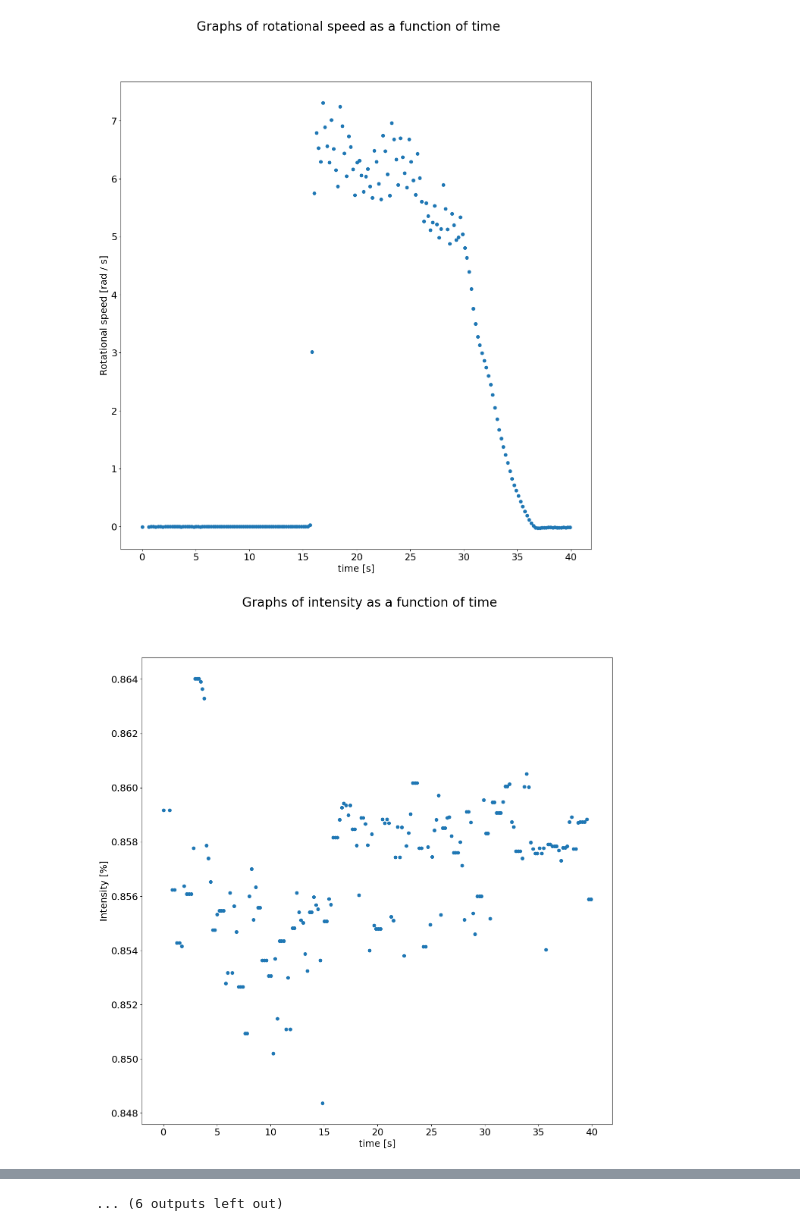
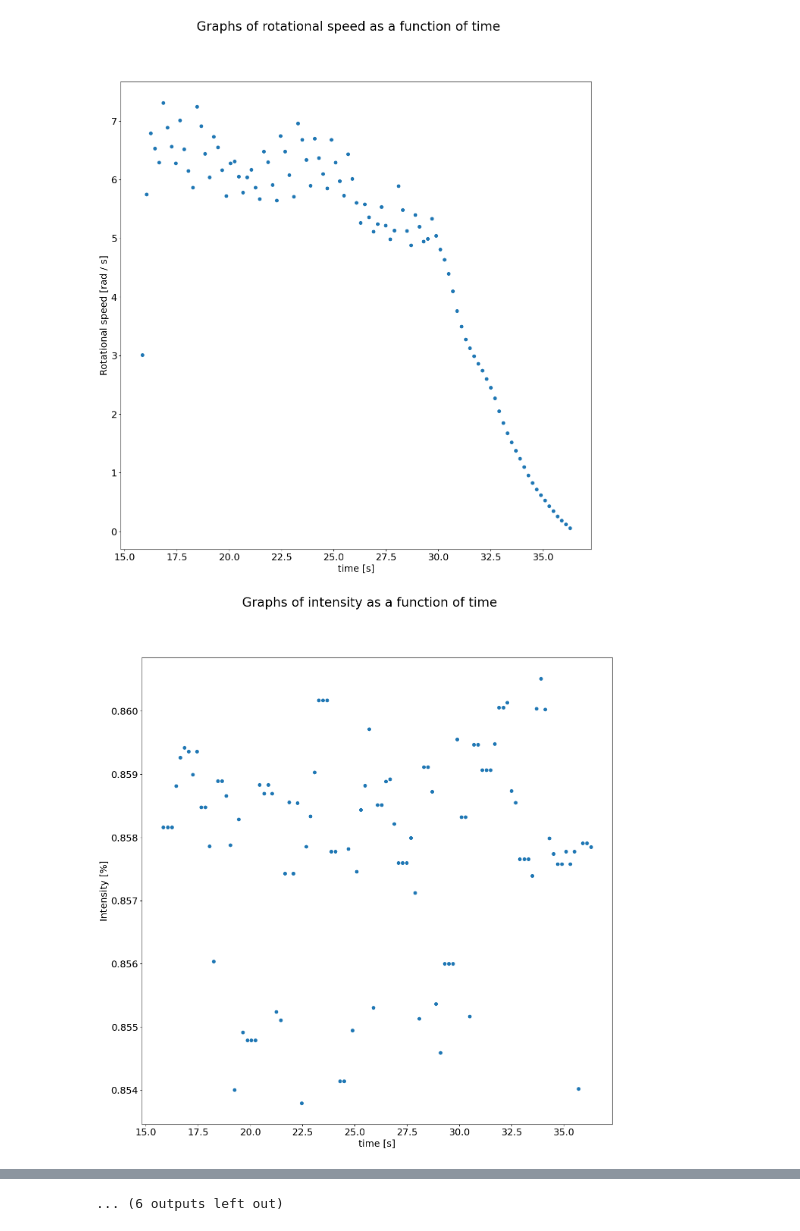
Before and after one commit to MartinOpat/Lab2RaspPi, a Jupyter notebook: data/24May23/data_processing.ipynb, the cells around one changed output, grey strips where cells are left out. Cells and saved outputs as stored; diff of their text form; code cells hidden in the pictures.

```diff
--- a/data/24May23/data_processing.ipynb
+++ b/data/24May23/data_processing.ipynb
@@ -66,6 +66,17 @@ def plot_omega(data, i):
     ax.title.set_text("")
     ax.set_xlabel("time [s]")
     ax.set_ylabel("Rotational speed [rad / s]")
+# %%
+def plot_omega2(data, i):
+    fig, ax = plt.subplots(1, 1, figsize=(16, 16))
+    fig.suptitle("Graphs of rotational speed as a function of time", fontsize=24)
+
+    # ax.set_ylim([-8, 8])
+    data[i] = data[i][abs(data[i]["gyro_raw_z"]) > 0.05]
+    ax.scatter(data[i]["time"], data[i]["gyro_raw_z"])
+    ax.title.set_text("")
+    ax.set_xlabel("time [s]")
+    ax.set_ylabel("Rotational speed [rad / s]")
 # %%
 def calculate_omegas(data):
     for i in range(len(data)):
@@ -86,7 +97,7 @@ def plot_intensity_vs_omega(data, i):
     fig.suptitle("Graphs of intensity as a function of time", fontsize=24)
 
     # ax.set_ylim([0.8, 0.92])
-    ax.scatter(abs(data[i]["omega"]), data[i]["intensity"])
+    ax.scatter(abs(data[i]["gyro_raw_z"]), data[i]["intensity"])
     ax.title.set_text("")
     ax.set_xlabel("omega [rad / s]")
     ax.set_ylabel("Intensity [%]")
@@ -99,6 +107,7 @@ calculate_omegas(data_one_side)
 # %%
 for i in range(num_runs):
-    plot_omega(data_rot, i)
+    calculate_time(data_rot, i)
+    plot_omega2(data_rot, i)
     plot_intensity(data_rot, i)
     plot_intensity_vs_omega(data_rot, i)
 # %% [output]
@@ -114,2 +123,2 @@ for i in range(num_runs):
-[figure, old version]
+[figure, new version]
-[figure, old version]
+[figure, new version]
```
Also changed, not shown: parts of 2 cells of this notebook, 1 other file.
